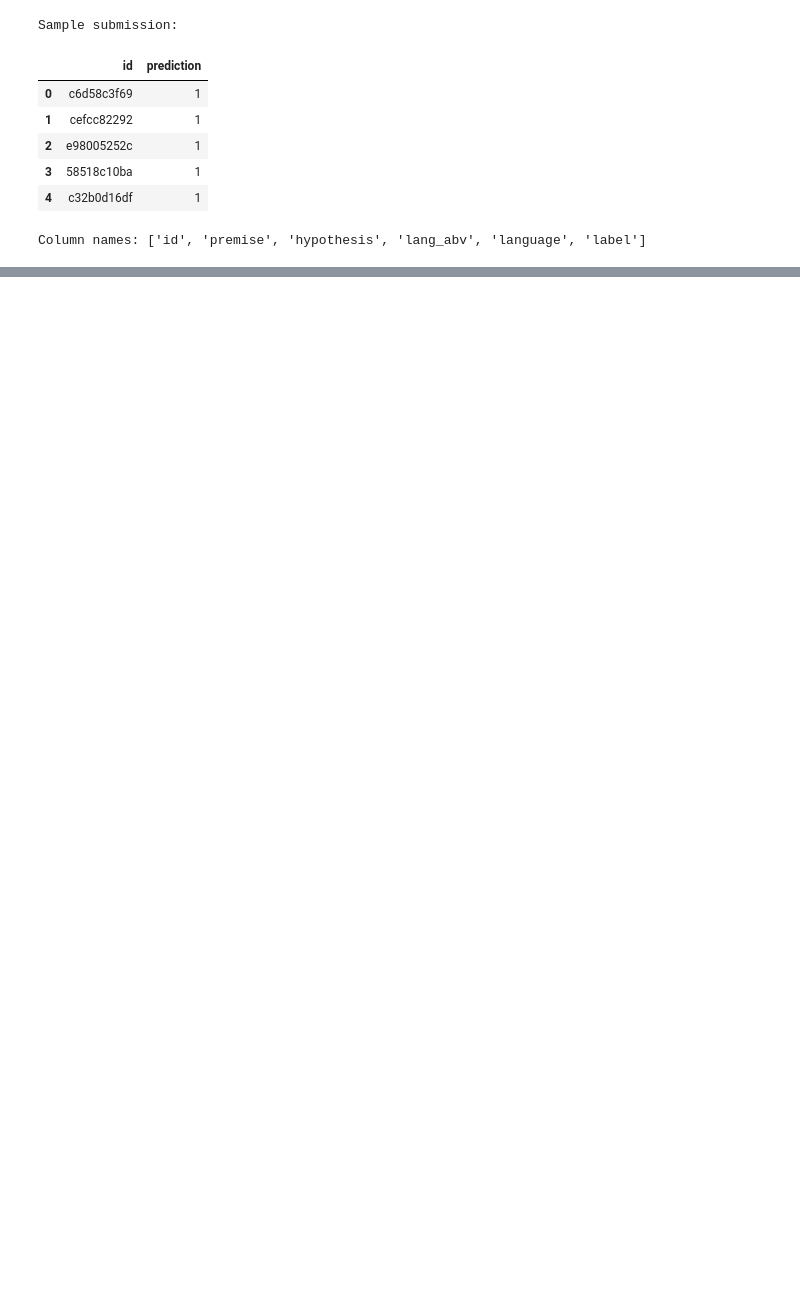
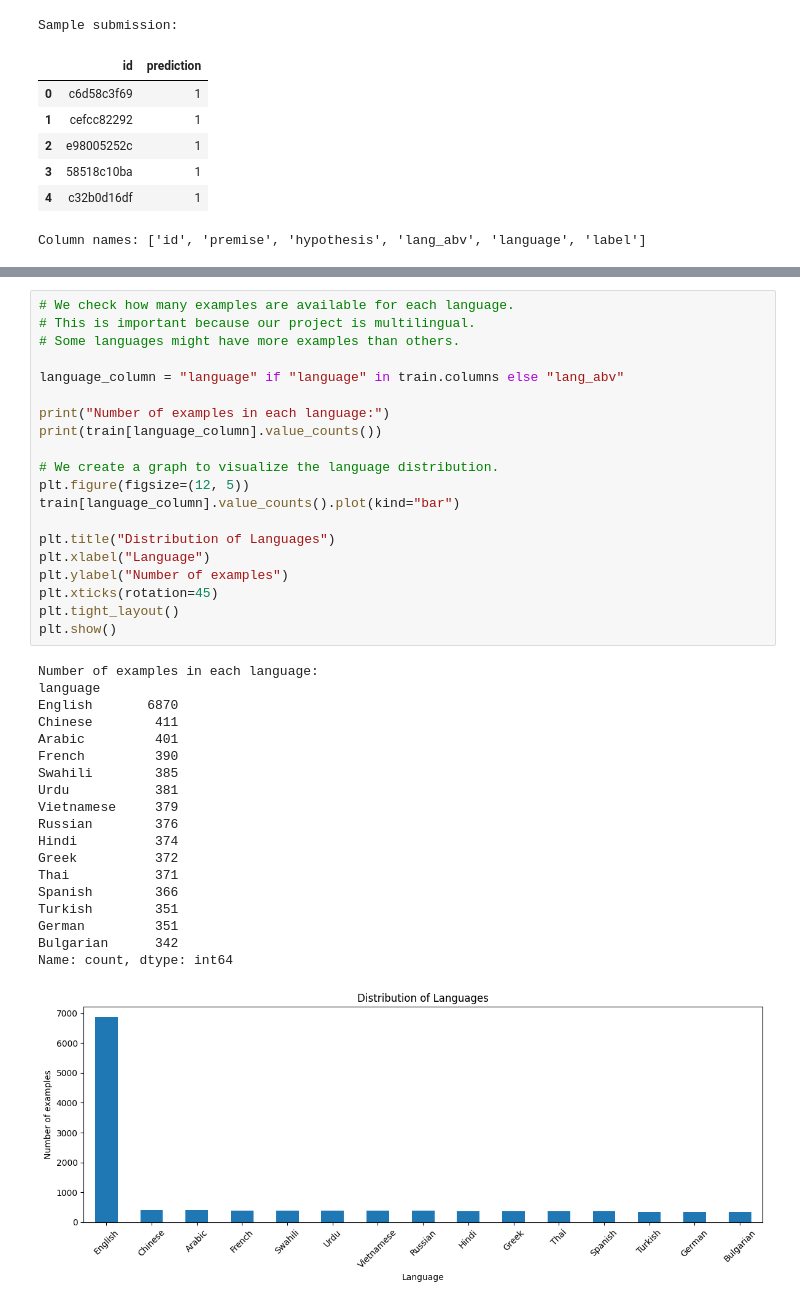
Before and after one commit to Aasta-EB/Group05-_KaggleCompetition, a Jupyter notebook: MLgroup05!.ipynb, the cells around one changed output, grey strips where cells are left out. Saved outputs shown, nothing was run; the diff lists cells and outputs as text; blank space fills up the shorter version.

```diff
--- a/MLgroup05!.ipynb
+++ b/MLgroup05!.ipynb
@@ -75,0 +127,40 @@ Column names: ['id', 'premise', 'hypothesis', 'lang_abv', 'language', 'label']
+# %%
+# We check how many examples are available for each language.
+# This is important because our project is multilingual.
+# Some languages might have more examples than others.
+
+language_column = "language" if "language" in train.columns else "lang_abv"
+
+print("Number of examples in each language:")
+print(train[language_column].value_counts())
+
+# We create a graph to visualize the language distribution.
+plt.figure(figsize=(12, 5))
+train[language_column].value_counts().plot(kind="bar")
+
+plt.title("Distribution of Languages")
+plt.xlabel("Language")
+plt.ylabel("Number of examples")
+plt.xticks(rotation=45)
+plt.tight_layout()
+plt.show()
+# %% [output]
+Number of examples in each language:
+language
+English       6870
+Chinese        411
+Arabic         401
+French         390
+Swahili        385
+Urdu           381
+Vietnamese     379
+Russian        376
+Hindi          374
+Greek          372
+Thai           371
+Spanish        366
+Turkish        351
+German         351
+Bulgarian      342
+Name: count, dtype: int64
+[figure, added]
```
Also changed, not shown: parts of 13 cells of this notebook.
